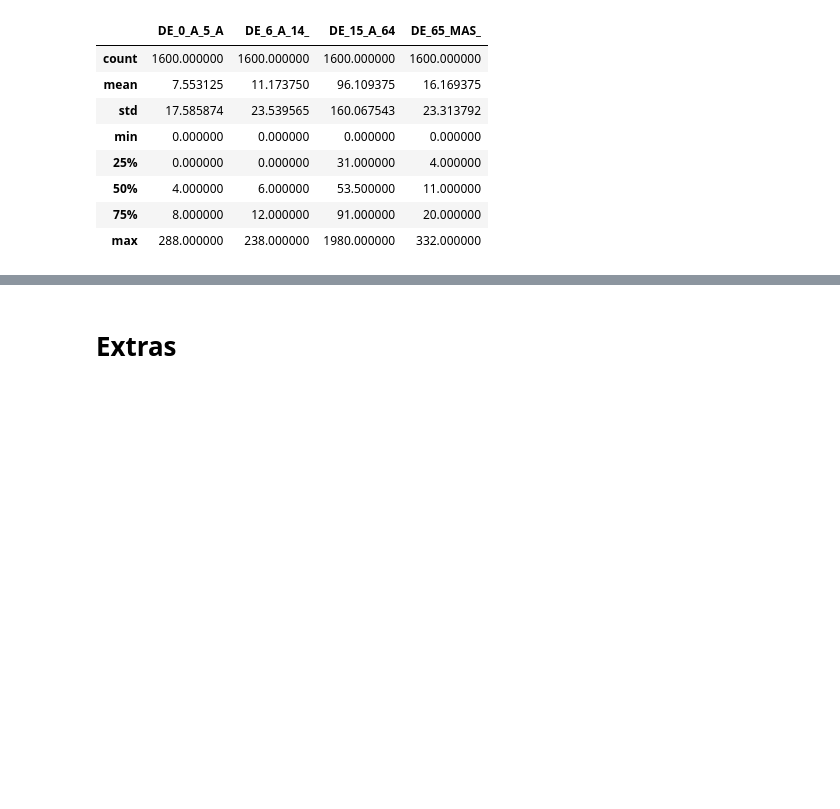
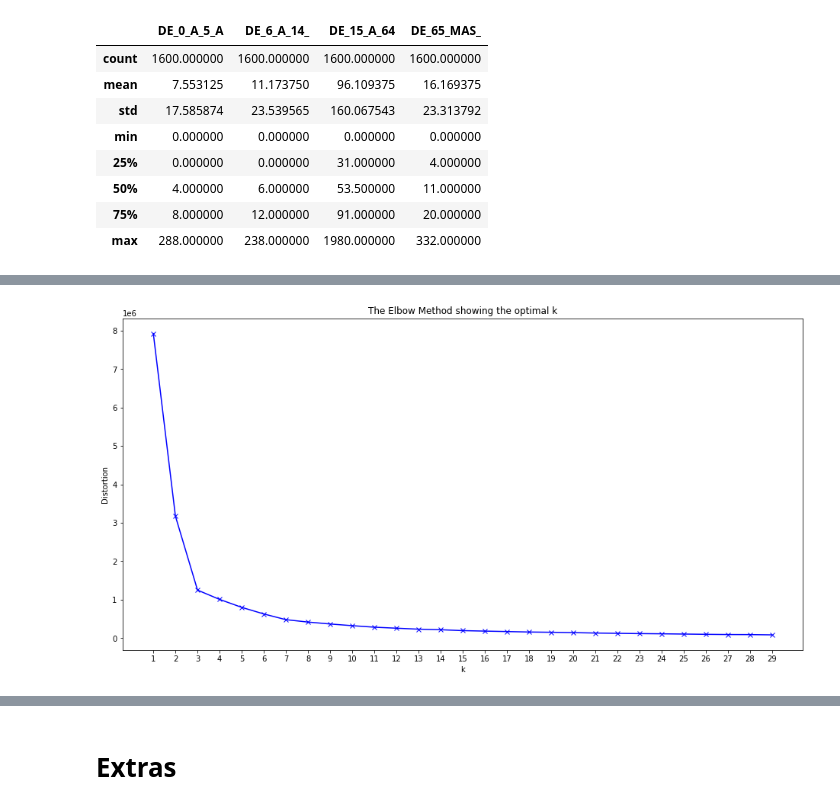
Before and after one commit to maniconaji/30DayMapChallenge, a Jupyter notebook: main.ipynb, the cells around one changed output, grey strips where cells are left out. Cells and saved outputs as stored; diff of their text form; code cells hidden in the pictures; blank space fills up the shorter version.

```diff
--- a/main.ipynb
+++ b/main.ipynb
@@ -191,0 +201,7 @@ save_geodataframe(gdf_comuna, "data\chile\censo2017\conce\Microdatos_Manzana_con
+# %%
+path_file = "https://raw.githubusercontent.com/nvkelso/natural-earth-vector/master/geojson/"
+# name_file = "ne_10m_geography_marine_polys.geojson" #"ne_10m_coastline.geojson"
+name_files = ["ne_10m_coastline.geojson", "ne_10m_ocean.geojson", "ne_10m_ports.geojson"]
+gdf_10m_coastline       = gpd.read_file(path_file+name_files[0], driver='GeoJSON')
+gdf_10m_ocean           = gpd.read_file(path_file+name_files[1], driver='GeoJSON')
+gdf_10m_ports           = gpd.read_file(path_file+name_files[2], driver='GeoJSON')
@@ -191,0 +233,3 @@ save_geodataframe(gdf_comuna, "data\chile\censo2017\conce\Microdatos_Manzana_con
+# %%
+lon, lat    = gdf_10m_ports.geometry.x, gdf_10m_ports.geometry.y
+gdf_10m_ports["coordinates"] = list(zip(lon, lat))
@@ -191,0 +245,10 @@ save_geodataframe(gdf_comuna, "data\chile\censo2017\conce\Microdatos_Manzana_con
+# %%
+#import kmeans from scikit-learn
+from sklearn.cluster import KMeans
+distortions = []
+K = range(1,30)
+data = np.array(list(zip(lon, lat)))
+for k in K:
+    kmeanModel = KMeans(n_clusters=k, random_state=42)
+    kmeanModel.fit(data)
+    distortions.append(kmeanModel.inertia_)
@@ -191,0 +257,10 @@ save_geodataframe(gdf_comuna, "data\chile\censo2017\conce\Microdatos_Manzana_con
+# %%
+plt.figure(figsize=(16,8))
+plt.plot(K, distortions, 'bx-')
+plt.xlabel('k')
+plt.ylabel('Distortion')
+plt.title('The Elbow Method showing the optimal k')
+plt.xticks(np.arange(1, 30, 1))
+plt.savefig("maps/kmeans_elbow.png", dpi=300, bbox_inches='tight', edgecolor='black', facecolor='white')
+plt.show()
+# %% [output]
@@ -191,0 +268 @@ save_geodataframe(gdf_comuna, "data\chile\censo2017\conce\Microdatos_Manzana_con
+[figure, added]
```
Also changed, not shown: parts of 13 cells of this notebook, 2 other files.
